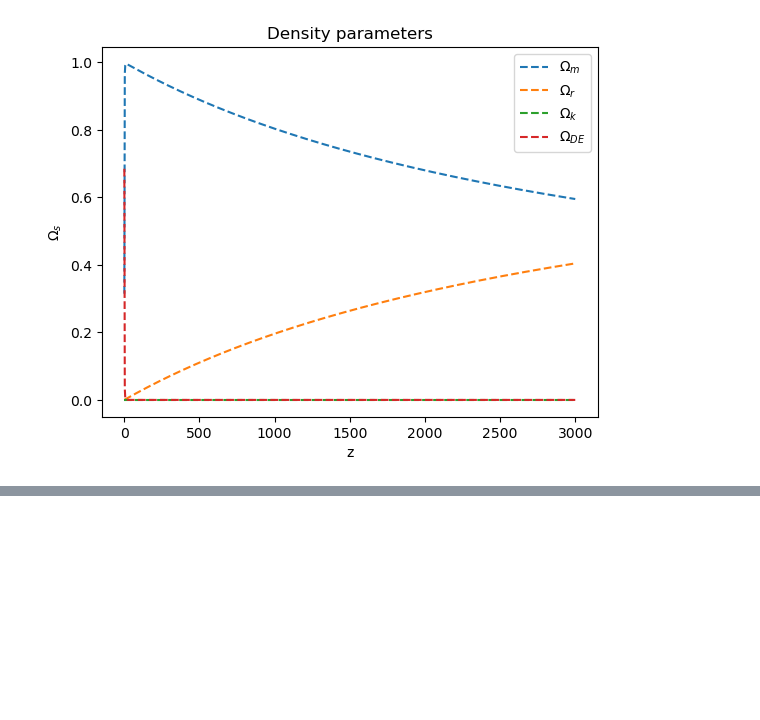
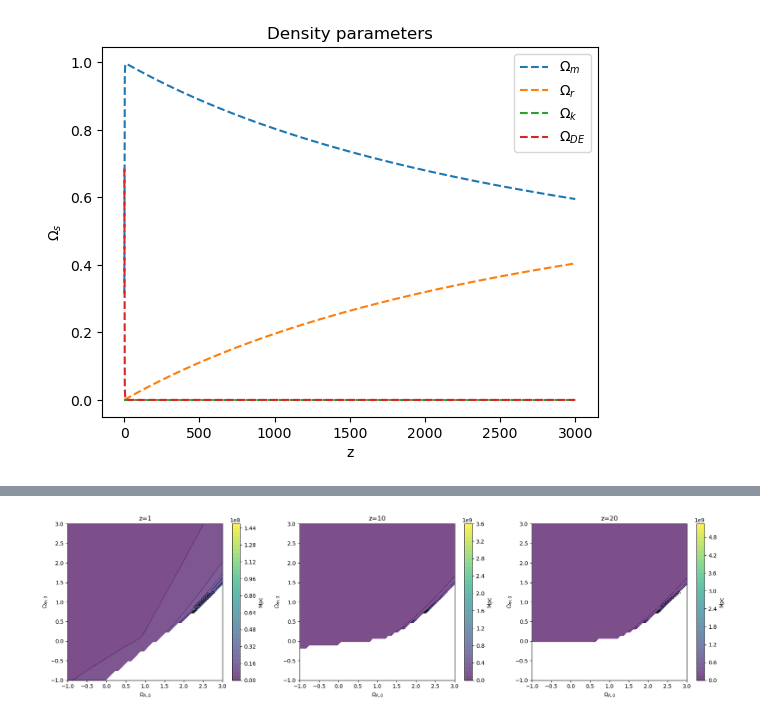
Before and after one commit to vcortes27/Cosmologia, a Jupyter notebook: tarea_1.ipynb, the cells around one changed output, grey strips where cells are left out. Drawn from its saved outputs; the diff is of its cells as text; code cells hidden in the pictures; blank space fills up the shorter version.

```diff
--- a/tarea_1.ipynb
+++ b/tarea_1.ipynb
@@ -67,0 +223,45 @@ plt.show()
+# %%
+x = np.linspace(-1, 3, 50)
+y = np.linspace(-1, 3, 50)
+
+z1 = np.linspace(0, 10, 100)
+z2 = np.linspace(0, 20, 100)
+z3 = np.linspace(0, 1, 100)
+
+f_K1 = f_K(z1, x, y)
+f_K2 = f_K(z2, x, y)
+f_K3 = f_K(z3, x, y)
+
+fig, axes = plt.subplots(1, 3, figsize=(18, 5))
+
+# z=1
+cs1 = axes[0].contour(x, y, f_K3, levels=10, colors='black', linewidths=0.5)
+axes[0].clabel(cs1, inline=True, fontsize=8)
+im1 = axes[0].contourf(x, y, f_K3, levels=40, alpha=0.7)
+axes[0].set_xlabel('$\Omega_{\Lambda,0}$')
+axes[0].set_ylabel('$\Omega_{m,0}$')
+axes[0].set_title('z=1')
+plt.colorbar(im1, ax=axes[0], label='Mpc')
+
+# z=10
+cs2 = axes[1].contour(x, y, f_K1, levels=10, colors='black', linewidths=0.5)
+axes[1].clabel(cs2, inline=True, fontsize=8)
+im2 = axes[1].contourf(x, y, f_K1, levels=40, alpha=0.7)
+axes[1].set_xlabel('$\Omega_{\Lambda,0}$')
+axes[1].set_ylabel('$\Omega_{m,0}$')
+axes[1].set_title('z=10')
+plt.colorbar(im2, ax=axes[1], label='Mpc')
+
+# z=20
+cs3 = axes[2].contour(x, y, f_K2, levels=10, colors='black', linewidths=0.5)
+axes[2].clabel(cs3, inline=True, fontsize=8)
+im3 = axes[2].contourf(x, y, f_K2, levels=40, alpha=0.7)
+axes[2].set_xlabel('$\Omega_{\Lambda,0}$')
+axes[2].set_ylabel('$\Omega_{m,0}$')
+axes[2].set_title('z=20')
+plt.colorbar(im3, ax=axes[2], label='Mpc')
+
+plt.tight_layout()
+plt.show()
+# %% [output]
+[figure, added]
```
Also changed, not shown: parts of 5 cells of this notebook.
